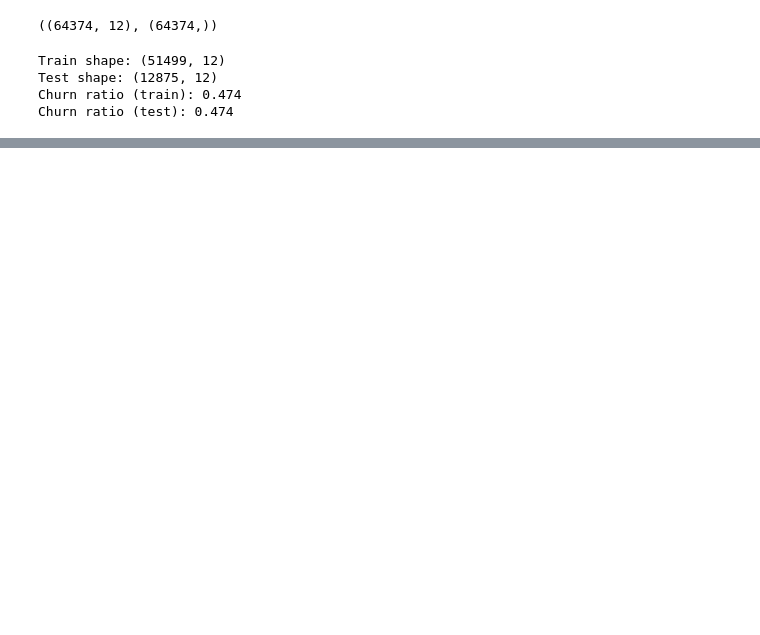
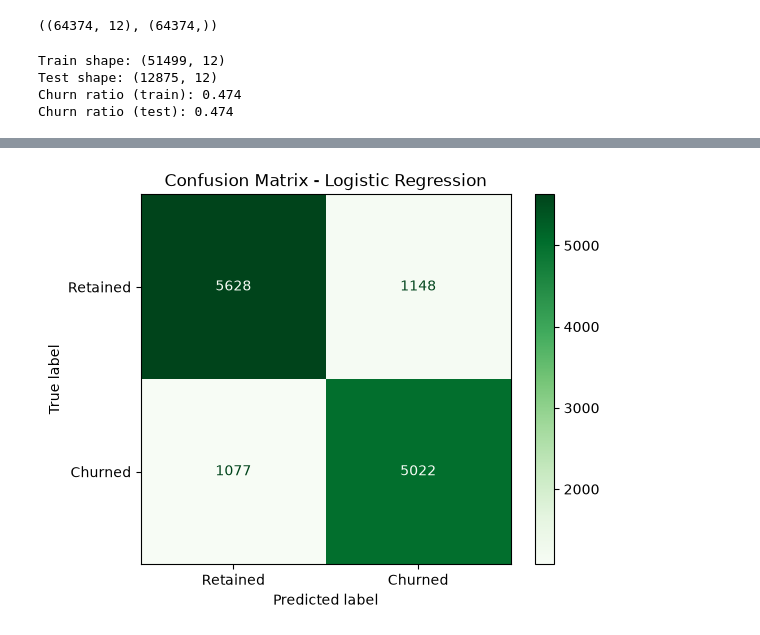
Before and after one commit to janaali2006/customer-churn-prediction, a Jupyter notebook: main (1).ipynb, the cells around one changed output, grey strips where cells are left out. Cells and saved outputs as stored; diff of their text form; code cells hidden in the pictures; blank space fills up the shorter version.

Commit message:
Logistic Regression + Random Forest

```diff
--- a/main (1).ipynb
+++ b/main (1).ipynb
@@ -257,3 +257,11 @@ X_train.head()
 | 63787 | -1.437413 | -0.117619 | 0.672577 | 0.836848 | 0.211971 | 0.670685 | -1.564159 | ... |
 | 12218 | 0.212974 | -1.171191 | 1.239489 | 1.479724 | -0.805286 | 1.759006 | 1.563374 | ... |
 | 6831 | 1.217558 | 0.292103 | -0.234481 | 0.193971 | 0.551057 | 0.712838 | -1.100821 | ... |
+# %%
+from sklearn.linear_model import LogisticRegression
+
+log_reg = LogisticRegression(max_iter=5000, random_state=42)
+log_reg.fit(X_train, y_train)
+
+y_pred_log = log_reg.predict(X_test)
+y_proba_log = log_reg.predict_proba(X_test)[:, 1]
@@ -259,0 +293,8 @@ X_train.head()
+# %%
+cm_log = confusion_matrix(y_test, y_pred_log)
+disp = ConfusionMatrixDisplay(confusion_matrix=cm_log, display_labels=["Retained", "Churned"])
+disp.plot(cmap="Greens")
+plt.title("Confusion Matrix - Logistic Regression")
+plt.show()
+# %% [output]
+[figure, added]
```
Also changed, not shown: parts of 8 cells of this notebook.
